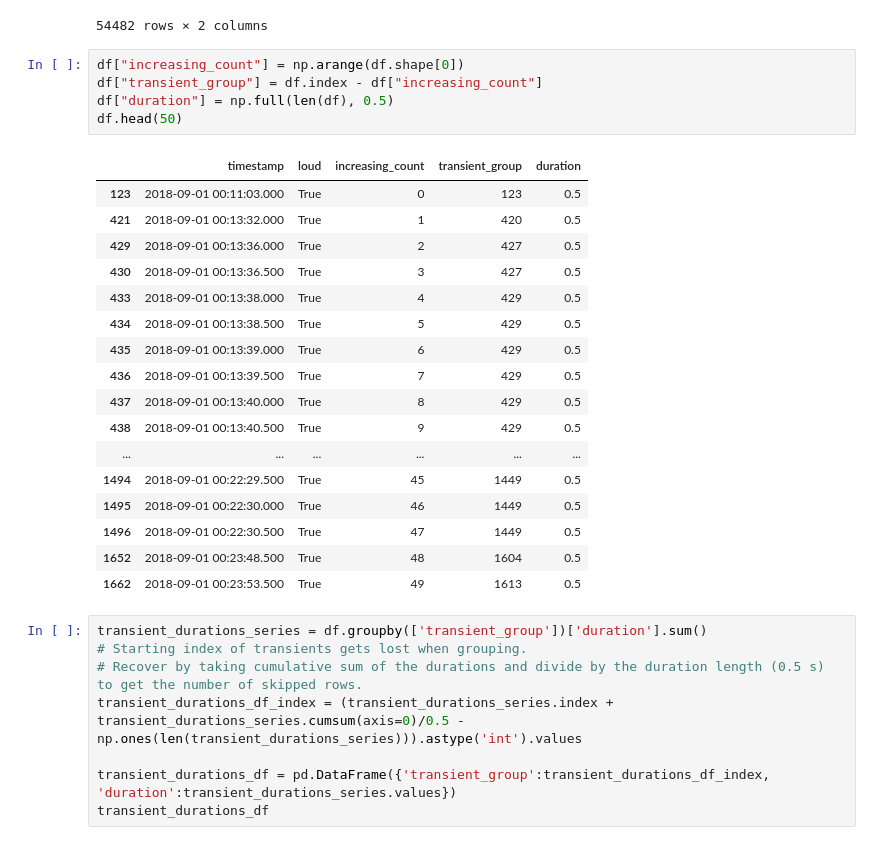
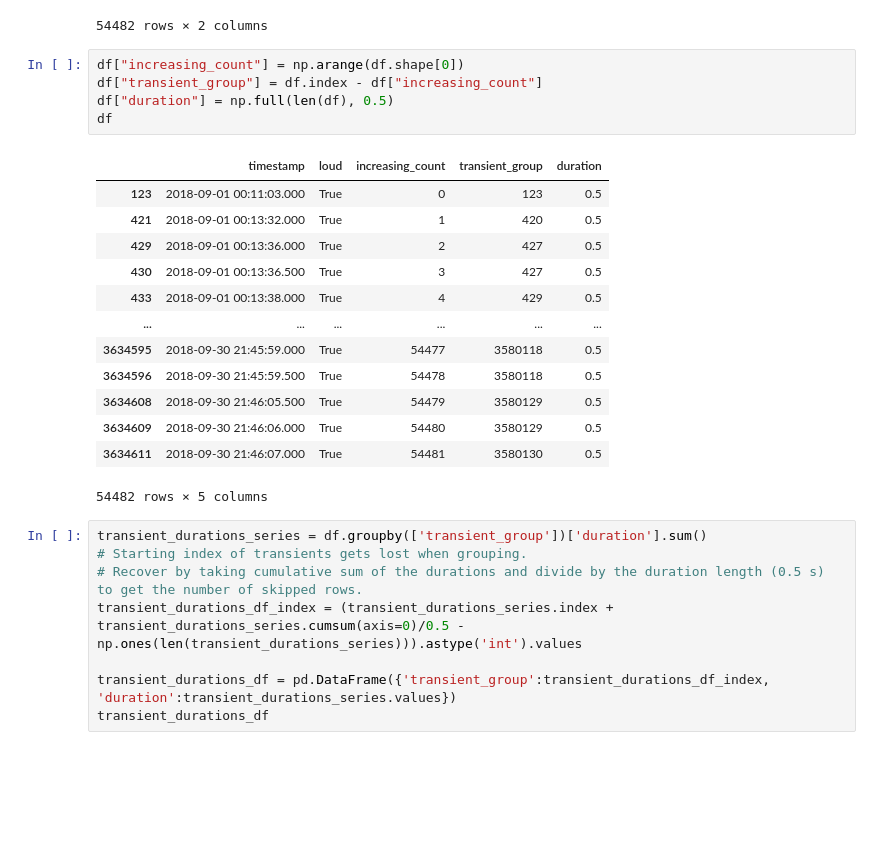
Before and after one commit to georgeamccarthy/acoustic-data-science-cambay, a Jupyter notebook: notebooks/14-GM-get_transients.ipynb, the cells around one changed output. Drawn from its saved outputs; the diff is of its cells as text; blank space fills up the shorter version.

```diff
--- a/notebooks/14-GM-get_transients.ipynb
+++ b/notebooks/14-GM-get_transients.ipynb
@@ -50,26 +47,22 @@ df
 # %%
 df["increasing_count"] = np.arange(df.shape[0])
 df["transient_group"] = df.index - df["increasing_count"]
 df["duration"] = np.full(len(df), 0.5)
-df.head(50)
+df
 # %% [output]
 |  | timestamp | loud | increasing_count | transient_group | duration |
 | 123 | 2018-09-01 00:11:03.000 | True | 0 | 123 | 0.5 |
 | 421 | 2018-09-01 00:13:32.000 | True | 1 | 420 | 0.5 |
 | 429 | 2018-09-01 00:13:36.000 | True | 2 | 427 | 0.5 |
 | 430 | 2018-09-01 00:13:36.500 | True | 3 | 427 | 0.5 |
 | 433 | 2018-09-01 00:13:38.000 | True | 4 | 429 | 0.5 |
-| 434 | 2018-09-01 00:13:38.500 | True | 5 | 429 | 0.5 |
-| 435 | 2018-09-01 00:13:39.000 | True | 6 | 429 | 0.5 |
-| 436 | 2018-09-01 00:13:39.500 | True | 7 | 429 | 0.5 |
-| 437 | 2018-09-01 00:13:40.000 | True | 8 | 429 | 0.5 |
-| 438 | 2018-09-01 00:13:40.500 | True | 9 | 429 | 0.5 |
 | ... | ... | ... | ... | ... | ... |
-| 1494 | 2018-09-01 00:22:29.500 | True | 45 | 1449 | 0.5 |
-| 1495 | 2018-09-01 00:22:30.000 | True | 46 | 1449 | 0.5 |
-| 1496 | 2018-09-01 00:22:30.500 | True | 47 | 1449 | 0.5 |
-| 1652 | 2018-09-01 00:23:48.500 | True | 48 | 1604 | 0.5 |
-| 1662 | 2018-09-01 00:23:53.500 | True | 49 | 1613 | 0.5 |
+| 3634595 | 2018-09-30 21:45:59.000 | True | 54477 | 3580118 | 0.5 |
+| 3634596 | 2018-09-30 21:45:59.500 | True | 54478 | 3580118 | 0.5 |
+| 3634608 | 2018-09-30 21:46:05.500 | True | 54479 | 3580129 | 0.5 |
+| 3634609 | 2018-09-30 21:46:06.000 | True | 54480 | 3580129 | 0.5 |
+| 3634611 | 2018-09-30 21:46:07.000 | True | 54481 | 3580130 | 0.5 |
+54482 rows × 5 columns
 # %%
 transient_durations_series = df.groupby(['transient_group'])['duration'].sum()
 # Starting index of transients gets lost when grouping.
```
Also changed, not shown: parts of 31 cells of this notebook, 30 other files.
